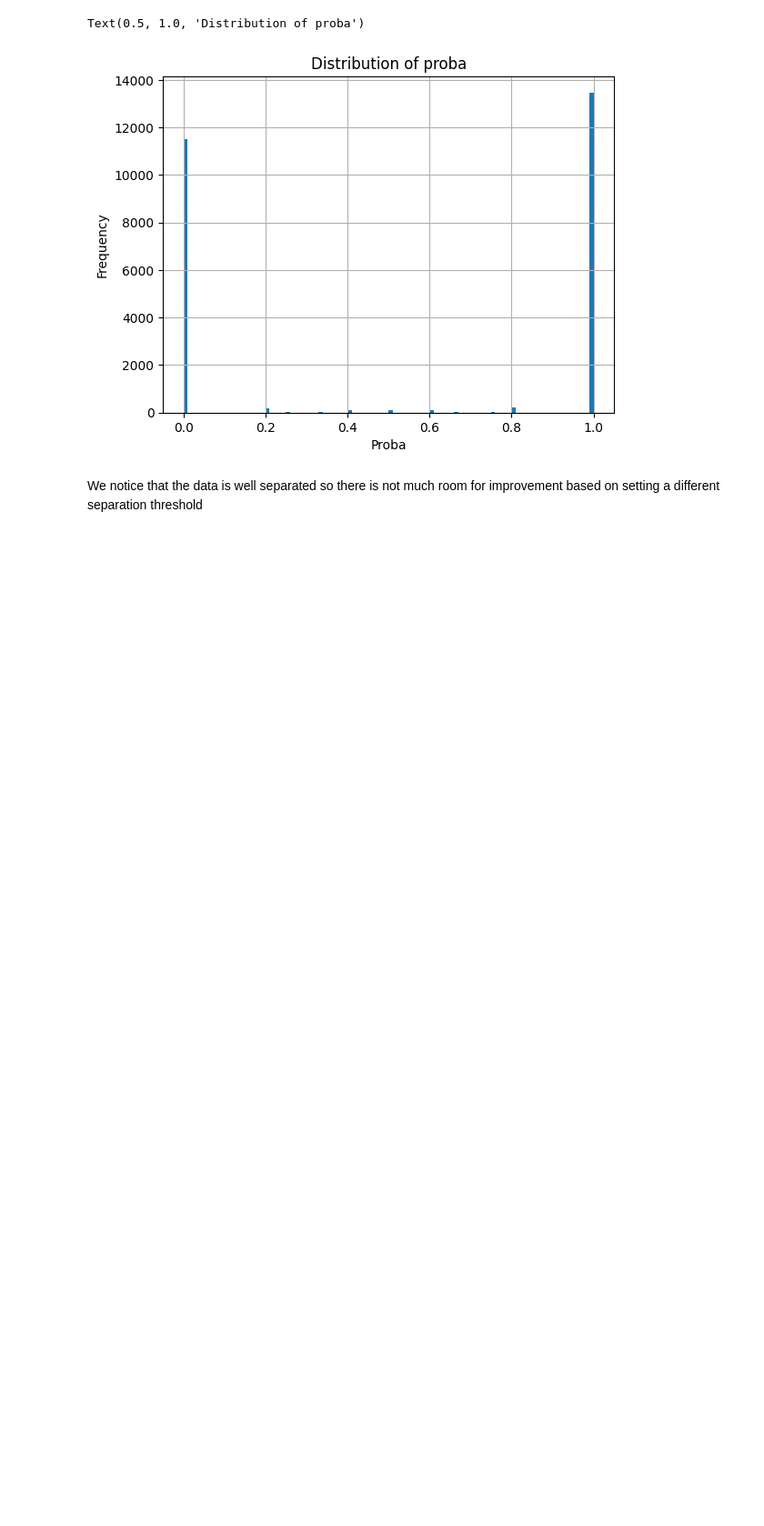
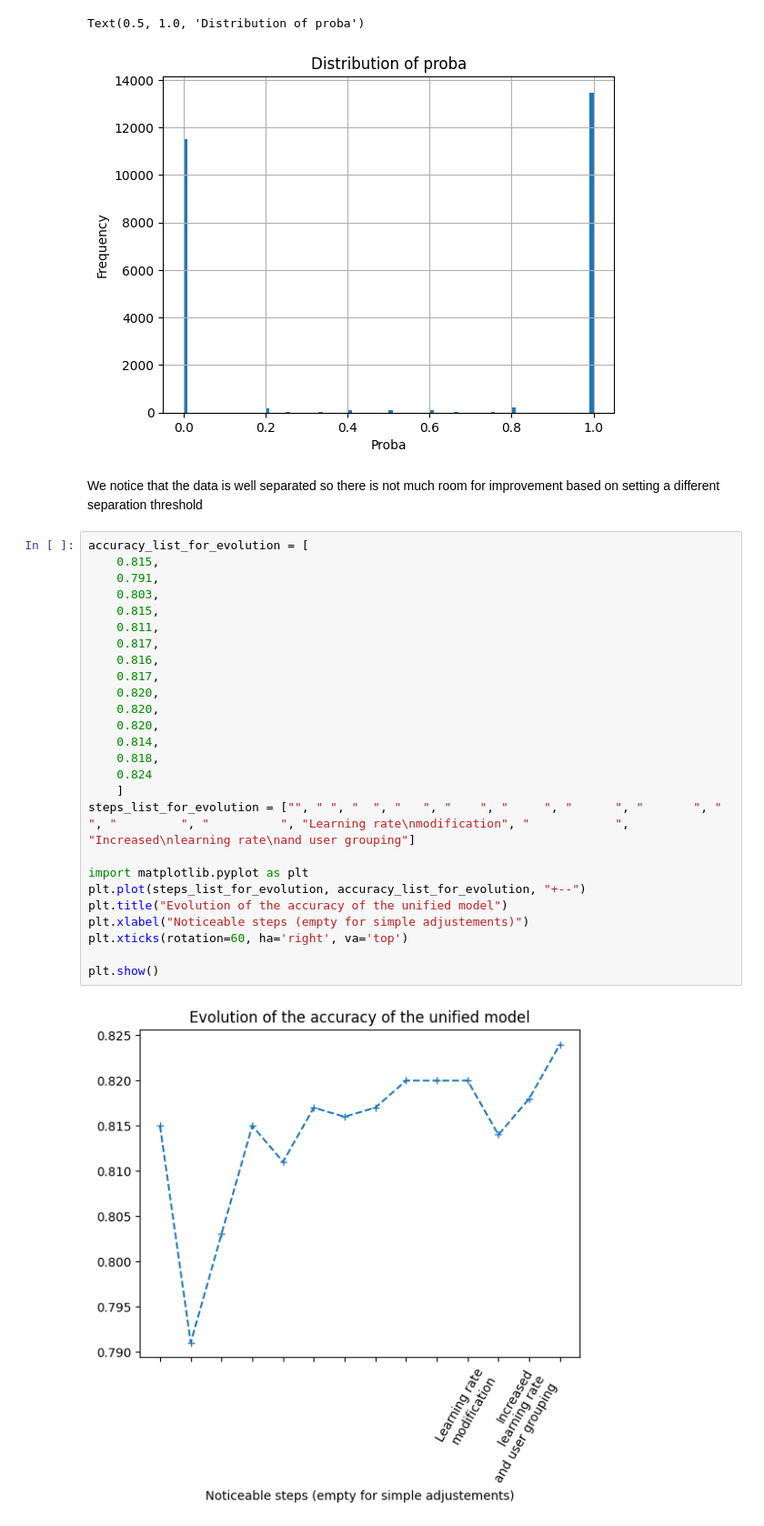
Before and after one commit to AugustinBouquillard/InTweetionists, a Jupyter notebook: notebook_dl_alex.ipynb, the cells around one changed output. Shown: that part at 91% size. Saved outputs shown, nothing was run; the diff lists cells and outputs as text; blank space fills up the shorter version.

Commit message:
First version of the evolution of accuracy

```diff
--- a/notebook_dl_alex.ipynb
+++ b/notebook_dl_alex.ipynb
@@ -775,3 +775,31 @@ Text(0.5, 1.0, 'Distribution of proba')
 [figure]
 # %% [markdown]
 We notice that the data is well separated so there is not much room for improvement based on setting a different separation threshold
+# %%
+accuracy_list_for_evolution = [
+    0.815,
+    0.791,
+    0.803,
+    0.815,
+    0.811,
+    0.817,
+    0.816,
+    0.817,
+    0.820,
+    0.820,
+    0.820,
+    0.814,
+    0.818,
+    0.824
+    ]
+steps_list_for_evolution = ["", " ", "  ", "   ", "    ", "     ", "      ", "       ", "        ", "         ", "          ", "Learning rate\nmodification", "            ", "Increased\nlearning rate\nand user grouping"]
+
+import matplotlib.pyplot as plt
+plt.plot(steps_list_for_evolution, accuracy_list_for_evolution, "+--")
+plt.title("Evolution of the accuracy of the unified model")
+plt.xlabel("Noticeable steps (empty for simple adjustements)")
+plt.xticks(rotation=60, ha='right', va='top')
+
+plt.show()
+# %% [output]
+[figure, added]
```
